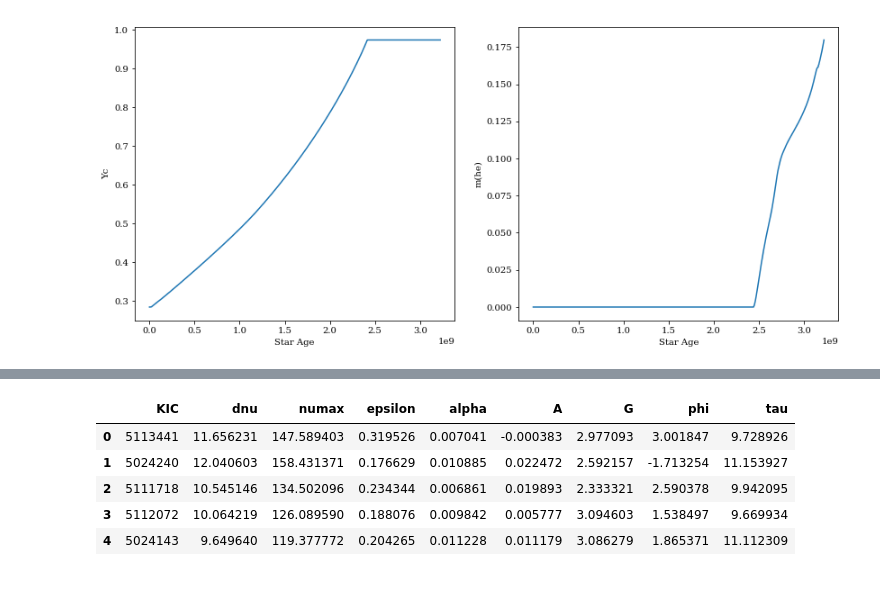
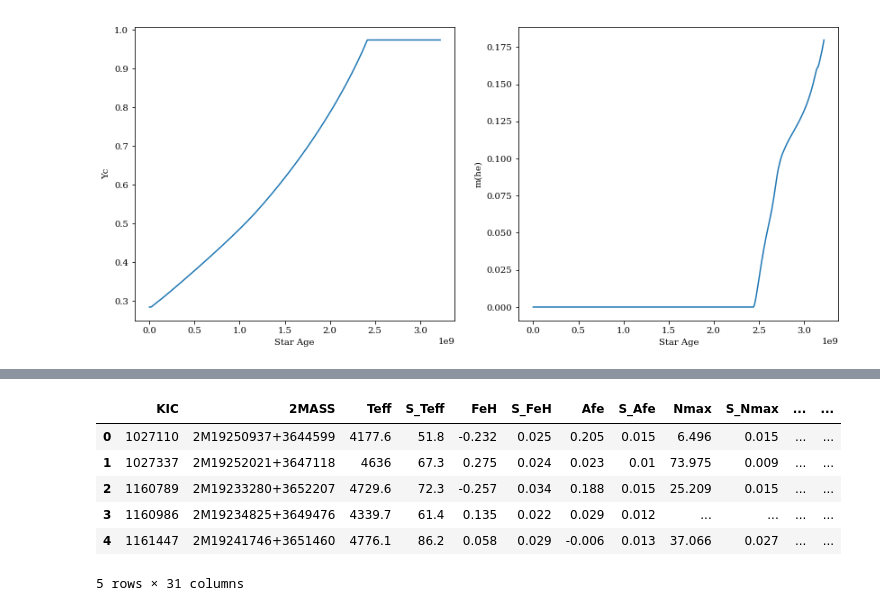
Before and after one commit to daw538/y4project, a Jupyter notebook: JoshFiles/mesareader-NGC6819.ipynb, the cells around one changed output, grey strips where cells are left out. Cells and saved outputs as stored; diff of their text form; code cells hidden in the pictures.

Commit message:
Adapting model to use with Ben's models and using APOKASC 2 catalogue for more useful parameters, also performed some tests of fit for cluster 6891

```diff
--- a/JoshFiles/mesareader-NGC6819.ipynb
+++ b/JoshFiles/mesareader-NGC6819.ipynb
@@ -88,22 +88,23 @@ plt.xlim([0, 17.5])
 # %%
 #Import output data
 output = pd.read_csv('../data/output_back_filesremoved.csv', usecols=[1,11,24])
 #Import APOKASC data
-df_met = pd.read_csv('../data/APOKASCfull.csv')
+df_met = pd.read_csv('../data/APOKASC2.txt', delim_whitespace=True, usecols=np.arange(0,31))
 #Import star classifications
 df_class = pd.read_csv('../data/RGclassification.txt', header=None, delim_whitespace=True, names=['KIC', 'type'])
 #Import stan fitted star parameters
 df_stanstars = pd.read_csv('../data/stanfits/ngc6819_tau.csv', names = ['KIC', 'dnu',
                                          'numax', 'epsilon', 'alpha', 'A', 'G', 'phi', 'tau'])
 df_stanstars['KIC'] = df_stanstars['KIC'].astype(int)
-df_stanstars.head()
+df_met.head()
 # %% [output]
-|  | KIC | dnu | numax | epsilon | alpha | A | G | phi | tau |
-| 0 | 5113441 | 11.656231 | 147.589403 | 0.319526 | 0.007041 | -0.000383 | 2.977093 | 3.001847 | 9.728926 |
-| 1 | 5024240 | 12.040603 | 158.431371 | 0.176629 | 0.010885 | 0.022472 | 2.592157 | -1.713254 | 11.153927 |
-| 2 | 5111718 | 10.545146 | 134.502096 | 0.234344 | 0.006861 | 0.019893 | 2.333321 | 2.590378 | 9.942095 |
-| 3 | 5112072 | 10.064219 | 126.089590 | 0.188076 | 0.009842 | 0.005777 | 3.094603 | 1.538497 | 9.669934 |
-| 4 | 5024143 | 9.649640 | 119.377772 | 0.204265 | 0.011228 | 0.011179 | 3.086279 | 1.865371 | 11.112309 |
+|  | KIC | 2MASS | Teff | S_Teff | FeH | S_FeH | Afe | S_Afe | Nmax | S_Nmax | ... | ... |
+| 0 | 1027110 | 2M19250937+3644599 | 4177.6 | 51.8 | -0.232 | 0.025 | 0.205 | 0.015 | 6.496 | 0.015 | ... | ... |
+| 1 | 1027337 | 2M19252021+3647118 | 4636 | 67.3 | 0.275 | 0.024 | 0.023 | 0.01 | 73.975 | 0.009 | ... | ... |
+| 2 | 1160789 | 2M19233280+3652207 | 4729.6 | 72.3 | -0.257 | 0.034 | 0.188 | 0.015 | 25.209 | 0.015 | ... | ... |
+| 3 | 1160986 | 2M19234825+3649476 | 4339.7 | 61.4 | 0.135 | 0.022 | 0.029 | 0.012 | ... | ... | ... | ... |
+| 4 | 1161447 | 2M19241746+3651460 | 4776.1 | 86.2 | 0.058 | 0.029 | -0.006 | 0.013 | 37.066 | 0.027 | ... | ... |
+5 rows × 31 columns
 # %%
 #display(df_met.KIC)
 #display(df_stanstars.KIC)
```
Also changed, not shown: parts of 10 cells of this notebook, 2 other files.
